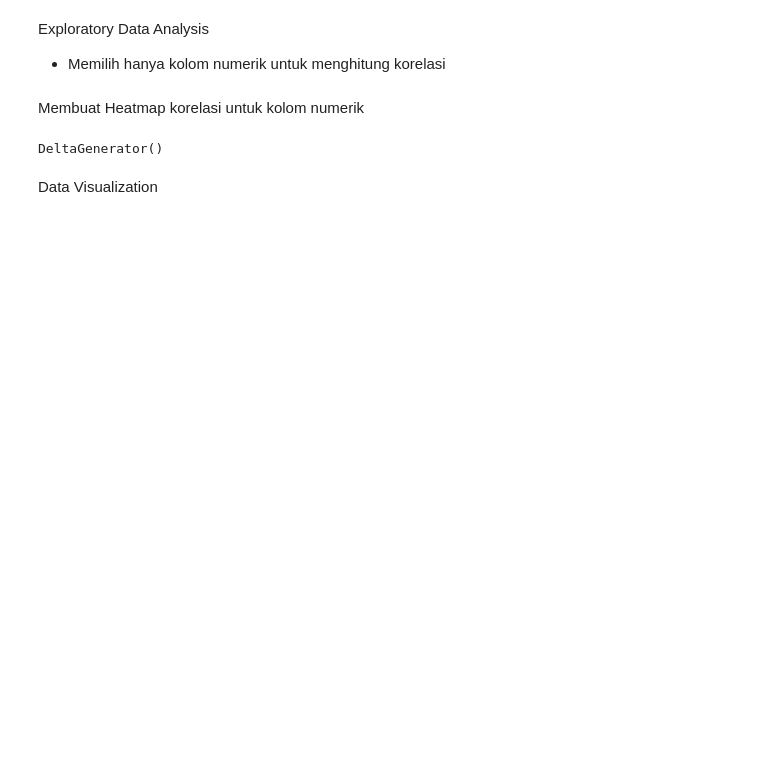
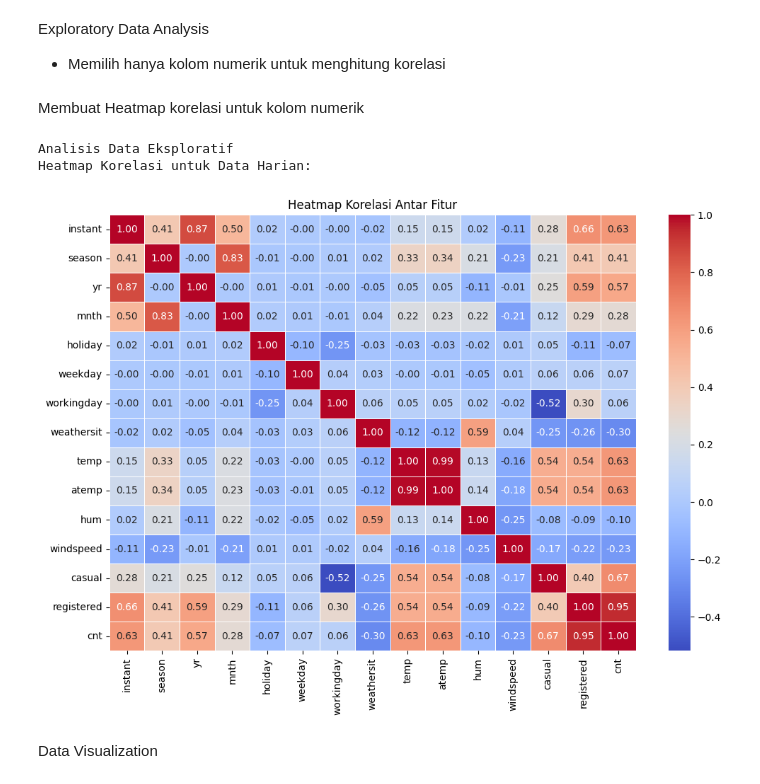
Before and after one commit to septiapriliawulandari/Analisis-Bike-Sharing-Dataset, a Jupyter notebook: notebook.ipynb, the cells around one changed output. Cells and saved outputs as stored; diff of their text form; code cells hidden in the pictures; blank space fills up the shorter version.

```diff
--- a/notebook.ipynb
+++ b/notebook.ipynb
@@ -83,14 +99,16 @@ numeric_columns = day_data.select_dtypes(include=['number'])
 # %% [markdown]
 Membuat Heatmap korelasi untuk kolom numerik
 # %%
-st.header('Analisis Data Eksploratif')
-st.write('Heatmap Korelasi untuk Data Harian:')
+print('\nAnalisis Data Eksploratif')
+print('Heatmap Korelasi untuk Data Harian:')
 plt.figure(figsize=(12, 8))
 sns.heatmap(numeric_columns.corr(), annot=True, cmap='coolwarm', fmt='.2f', linewidths=0.5)
 plt.title('Heatmap Korelasi Antar Fitur')
-st.pyplot(plt)
+plt.show()
 # %% [output]
-DeltaGenerator()
+Analisis Data Eksploratif
+Heatmap Korelasi untuk Data Harian:
+[figure, added]
 # %% [markdown]
 Data Visualization
 # %%
```
Also changed, not shown: parts of 7 cells of this notebook, 5 other files.
